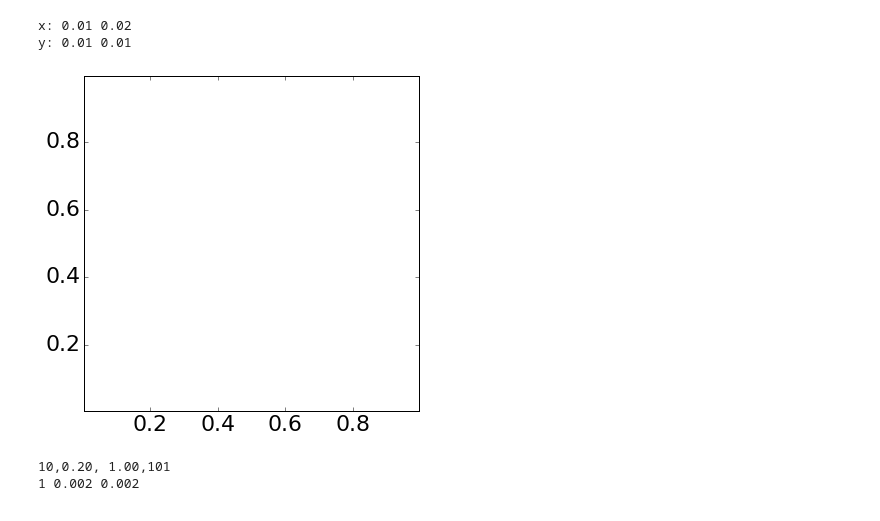
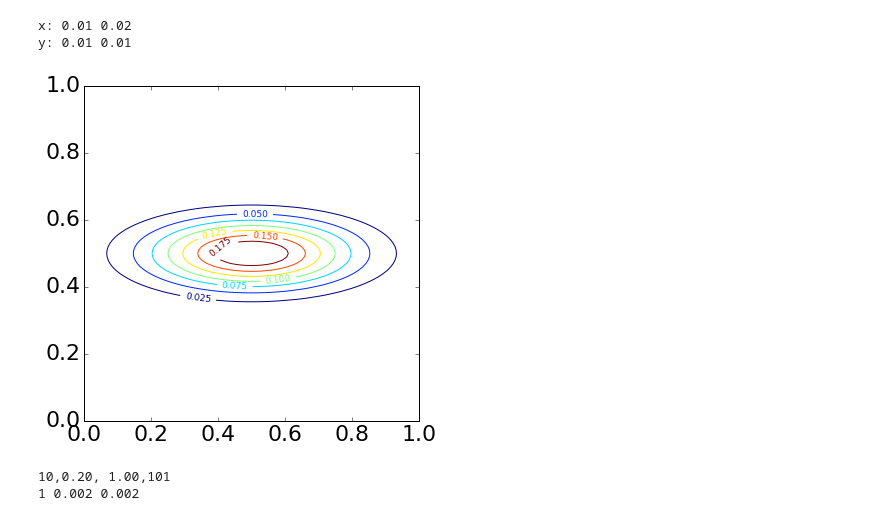
Before and after one commit to Mole45/MMet_Project, a Jupyter notebook: Project-ShallowWater2D.ipynb, the cells around one changed output. Cells and saved outputs as stored; diff of their text form; code cells hidden in the pictures.

```diff
--- a/Project-ShallowWater2D.ipynb
+++ b/Project-ShallowWater2D.ipynb
@@ -308,16 +308,17 @@ yc = .5*ymax # center of iniital Gaussian
 xc2 = .7*xmax
 yc2 = .5*xmax
 waveamp = .2 # amplitude of initial Gaussian
-hi = 1.+0*(waveamp*np.exp(-((xp-xc)/.3)**2-((yp-yc)/.1)**2)-waveamp*np.exp(-((xp-xc2)/.1)**2-((yp-yc2)/.1)**2))#initial h
-ui = 0.+waveamp*np.exp(-((xu-xc)/.3)**2-((yu-yc)/.1)**2)-waveamp*np.exp(-((xu-xc2)/.1)**2-((yu-yc2)/.1)**2) #0.*xu #initial u
+hi = 1.+0*waveamp*np.exp(-((xp-xc)/.3)**2-((yp-yc)/.1)**2) #initial h
+ui = 0.+waveamp*np.exp(-((xu-xc)/.3)**2-((yu-yc)/.1)**2)-0*waveamp*np.exp(-((xu-xc2)/.1)**2-((yu-yc2)/.1)**2) #0.*xu #initial u
 vi = 0.*xu #initial v
 # %%
 quick,simple = plt.subplots(figsize=(6,6))
-CH = simple.contour(xp,yp,hi) #must assign a variable name to the contour plot
+#CH = simple.contour(xp,yp,hi) #must assign a variable name to the contour plot
+CH = simple.contour(xu,yu,ui) #must assign a variable name to the contour plot
 plt.clabel(CH, fontsize=9, inline=1);
 #plt.savefig('contours.png')
 # %% [output]
-[figure, old version]
+[figure, new version]
 # %%
 # needed for contour plots of h in the animation:
 lowc = .75 #lowest contour
```
